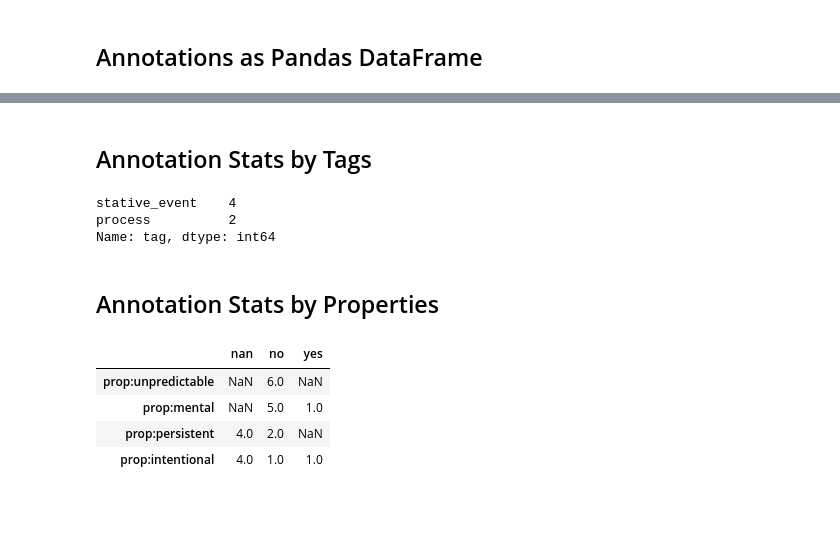
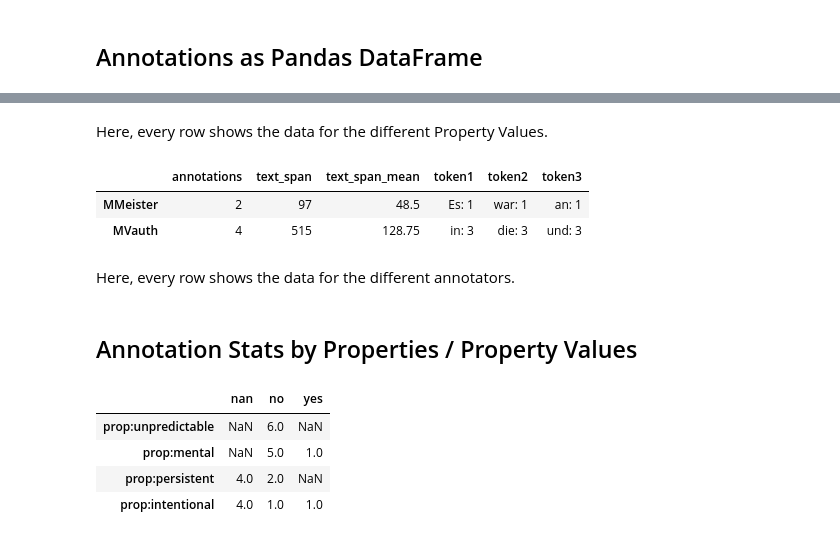
Before and after one commit to forTEXT/gitma, a Jupyter notebook: demo_notebooks/explore_annotations.ipynb, the cells around one changed output, grey strips where cells are left out. Saved outputs shown, nothing was run; the diff lists cells and outputs as text; code cells hidden in the pictures; blank space fills up the shorter version.

```diff
--- a/demo_notebooks/explore_annotations.ipynb
+++ b/demo_notebooks/explore_annotations.ipynb
@@ -86,13 +107,15 @@ my_project.ac_dict['ac_2'].df
+# %% [markdown]
+Here, every row shows the data for the different Property Values.
+# %%
+my_project.ac_dict['ac_2'].tag_stats(tag_col='annotator', ranking=3)
+# %% [output]
+|  | annotations | text_span | text_span_mean | token1 | token2 | token3 |
+| MMeister | 2 | 97 | 48.5 | Es: 1 | war: 1 | an: 1 |
+| MVauth | 4 | 515 | 128.75 | in: 3 | die: 3 | und: 3 |
+# %% [markdown]
+Here, every row shows the data for the different annotators.
 # %% [markdown]
-## Annotation Stats by Tags <a class="anchor" id="6-bullet"></a>
+## Annotation Stats by Properties / Property Values <a class="anchor" id="7-bullet"></a>
-# %%
-my_project.ac_dict['ac_2'].tag_stats()
-# %% [output]
-stative_event    4
-process          2
-Name: tag, dtype: int64
-# %% [markdown]
-## Annotation Stats by Properties <a class="anchor" id="7-bullet"></a>
 # %%
 my_project.ac_dict['ac_2'].property_stats()
 # %% [output]
```
Also changed, not shown: parts of 7 cells of this notebook, 2 other files.
